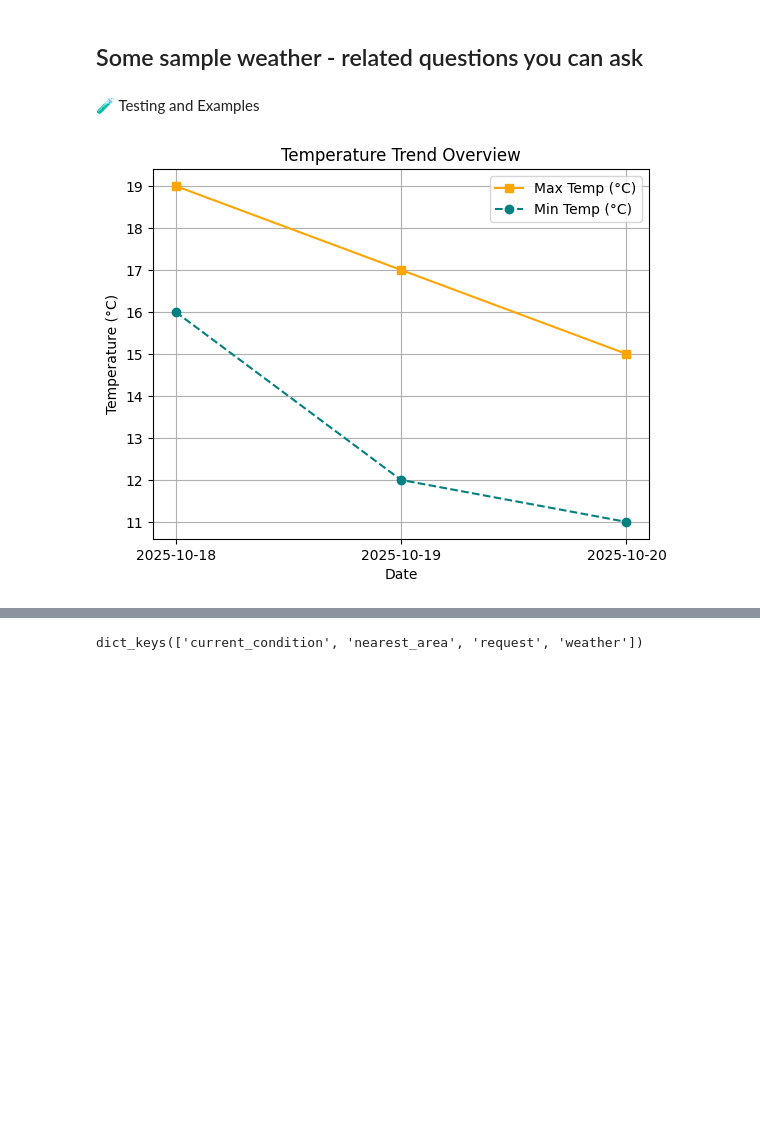
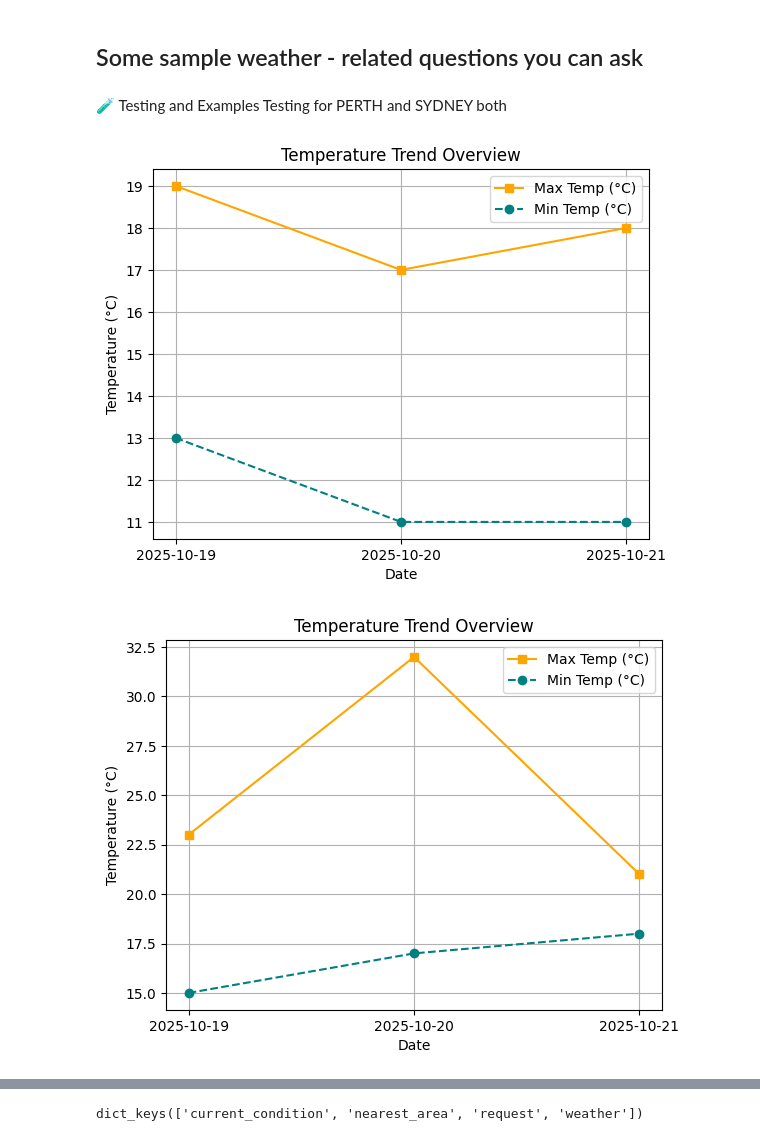
Before and after one commit to MayankMV2/weatherise-Mayank-verma, a Jupyter notebook: starter_notebook.ipynb, the cells around one changed output, grey strips where cells are left out. Cells and saved outputs as stored; diff of their text form; code cells hidden in the pictures; blank space fills up the shorter version.

```diff
--- a/starter_notebook.ipynb
+++ b/starter_notebook.ipynb
@@ -314,40 +314,44 @@ Exiting the Weather Companion. Stay updated!
 # tell me wind in sydney tomorrow
 # %% [markdown]
 🧪 Testing and Examples
+  Testing for PERTH and SYDNEY both
 # %%
 def create_temperature_visualisation(weather_data, output_type='display'):
     """
     Visualize daily temperature using a line + scatter plot.
     Uses interactive mode to allow input fields to appear after plotting.
     """
     days_list, max_temps, min_temps = [], [], []
 
     for day in weather_data['weather']:
         days_list.append(day['date'])
         max_temps.append(float(day['maxtempC']))
         min_temps.append(float(day['mintempC']))
 
     # Turn on interactive mode
     plt.ion()
     fig, ax = plt.subplots()
     ax.plot(days_list, max_temps, color='orange', marker='s', linestyle='-', label='Max Temp (°C)')
     ax.plot(days_list, min_temps, color='teal', marker='o', linestyle='--', label='Min Temp (°C)')
     ax.set_title("Temperature Trend Overview")
     ax.set_xlabel("Date")
     ax.set_ylabel("Temperature (°C)")
     ax.legend()
     plt.grid(True)
 
     plt.show()      # display figure without blocking
     plt.pause(0.1)  # small pause to render
     plt.close(fig)  # close figure so input can appear
 
     # Turn off interactive mode if needed
     plt.ioff()
-data = get_weather_data("Perth",3)
-create_temperature_visualisation(data)
+pdata = get_weather_data("Perth",3)
+create_temperature_visualisation(pdata)
+sdata = get_weather_data("Sydney",3)
+create_temperature_visualisation(sdata)
 # %% [output]
-[figure, old version]
+[figure, new version]
+[figure, added]
 # %%
 def create_precipitation_visualisation(weather_data, output_type='display'):
     days = [day['date'] for day in weather_data['weather']]
```
Also changed, not shown: parts of 3 cells of this notebook.
